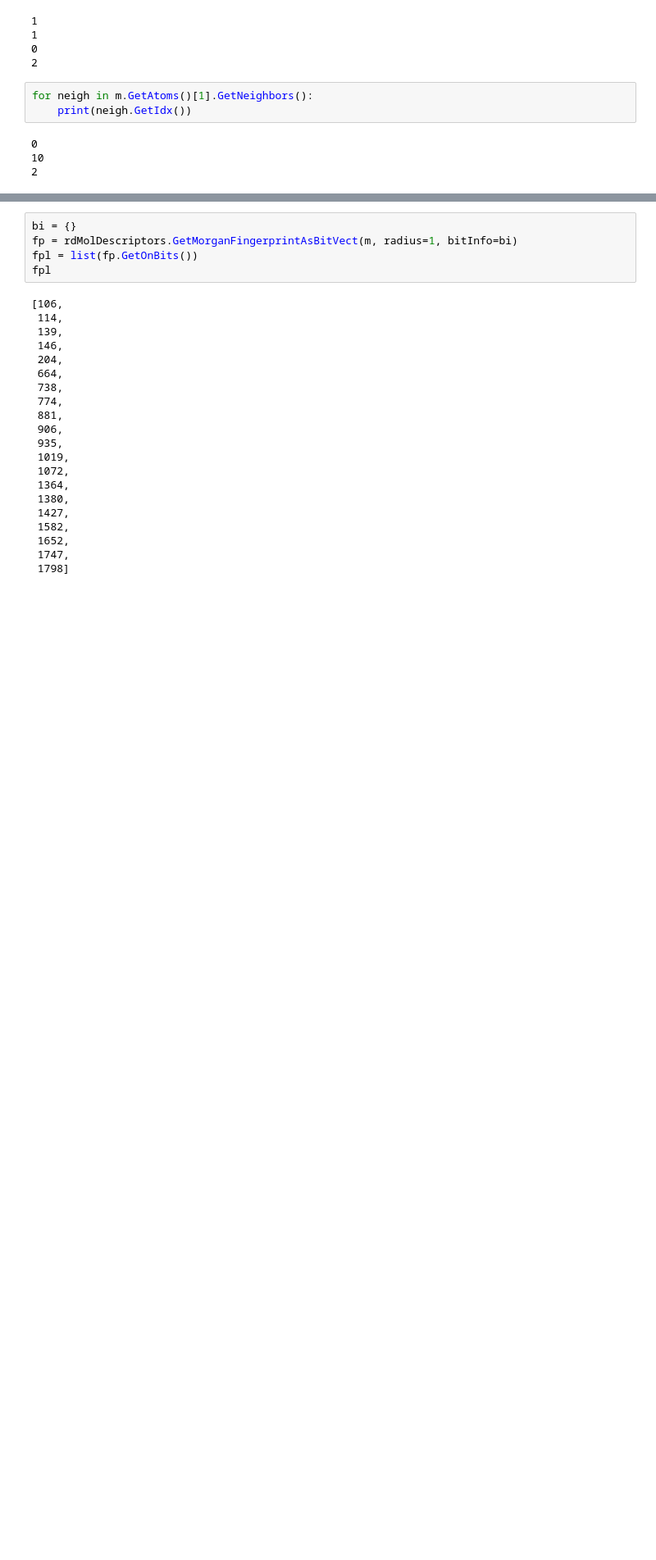
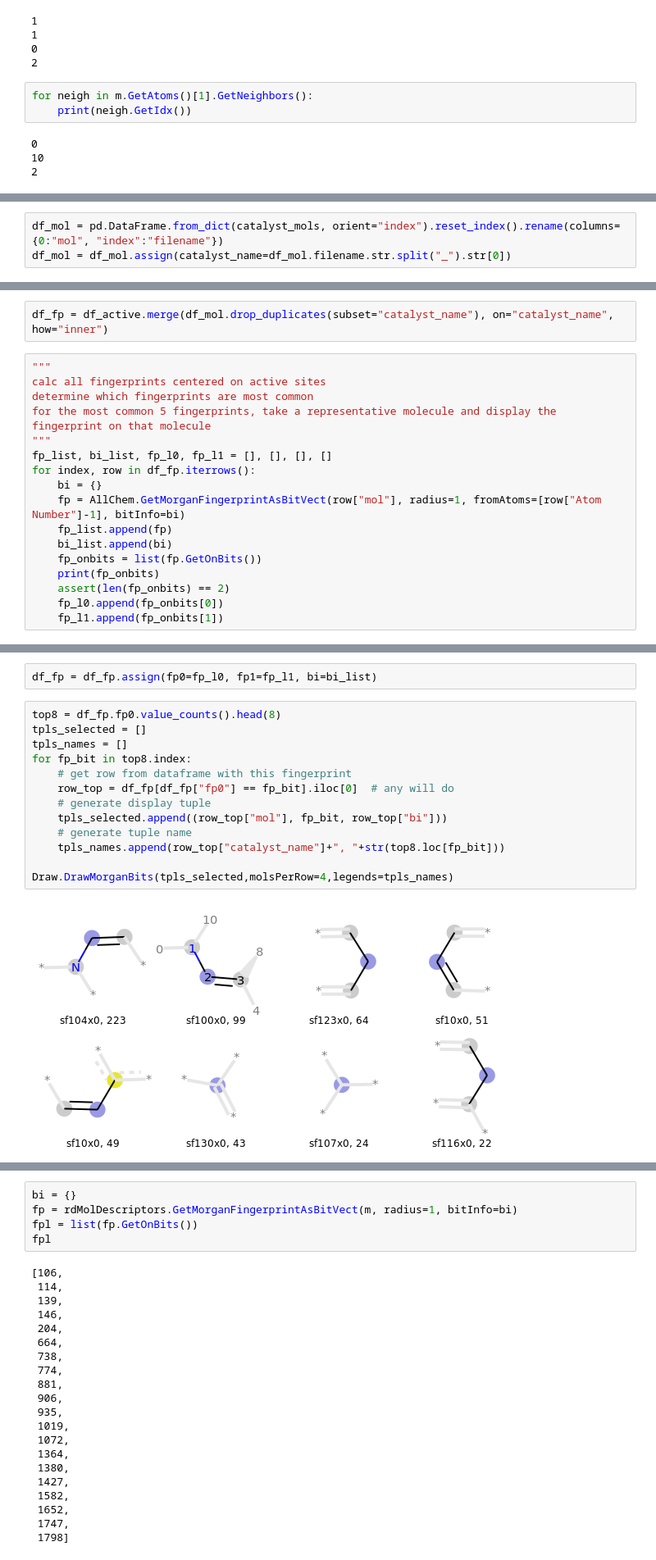
Before and after one commit to ndricke/ngcc_ml, a Jupyter notebook: check_atomic_fingerprints.ipynb, the cells around one changed output, grey strips where cells are left out. Shown: that part at 82% size. Cells and saved outputs as stored; diff of their text form; blank space fills up the shorter version.

Commit message:
Fingerprint analysis and catalyst search strategy analysis

```diff
--- a/check_atomic_fingerprints.ipynb
+++ b/check_atomic_fingerprints.ipynb
@@ -157,0 +124,3 @@ m
+# %%
+df_mol = pd.DataFrame.from_dict(catalyst_mols, orient="index").reset_index().rename(columns={0:"mol", "index":"filename"})
+df_mol = df_mol.assign(catalyst_name=df_mol.filename.str.split("_").str[0])
@@ -157,0 +148,19 @@ m
+# %%
+df_fp = df_active.merge(df_mol.drop_duplicates(subset="catalyst_name"), on="catalyst_name", how="inner")
+# %%
+"""
+calc all fingerprints centered on active sites
+determine which fingerprints are most common
+for the most common 5 fingerprints, take a representative molecule and display the fingerprint on that molecule
+"""
+fp_list, bi_list, fp_l0, fp_l1 = [], [], [], []
+for index, row in df_fp.iterrows():
+    bi = {}
+    fp = AllChem.GetMorganFingerprintAsBitVect(row["mol"], radius=1, fromAtoms=[row["Atom Number"]-1], bitInfo=bi)
+    fp_list.append(fp)
+    bi_list.append(bi)
+    fp_onbits = list(fp.GetOnBits())
+    print(fp_onbits)
+    assert(len(fp_onbits) == 2)
+    fp_l0.append(fp_onbits[0])
+    fp_l1.append(fp_onbits[1])
@@ -157,0 +185,17 @@ m
+# %%
+df_fp = df_fp.assign(fp0=fp_l0, fp1=fp_l1, bi=bi_list)
+# %%
+top8 = df_fp.fp0.value_counts().head(8)
+tpls_selected = []
+tpls_names = []
+for fp_bit in top8.index:
+    # get row from dataframe with this fingerprint
+    row_top = df_fp[df_fp["fp0"] == fp_bit].iloc[0]  # any will do
+    # generate display tuple
+    tpls_selected.append((row_top["mol"], fp_bit, row_top["bi"]))
+    # generate tuple name
+    tpls_names.append(row_top["catalyst_name"]+", "+str(top8.loc[fp_bit]))
+
+Draw.DrawMorganBits(tpls_selected,molsPerRow=4,legends=tpls_names)
+# %% [output]
+[figure, added]
```
Also changed, not shown: parts of 24 cells of this notebook, 1 other file.
